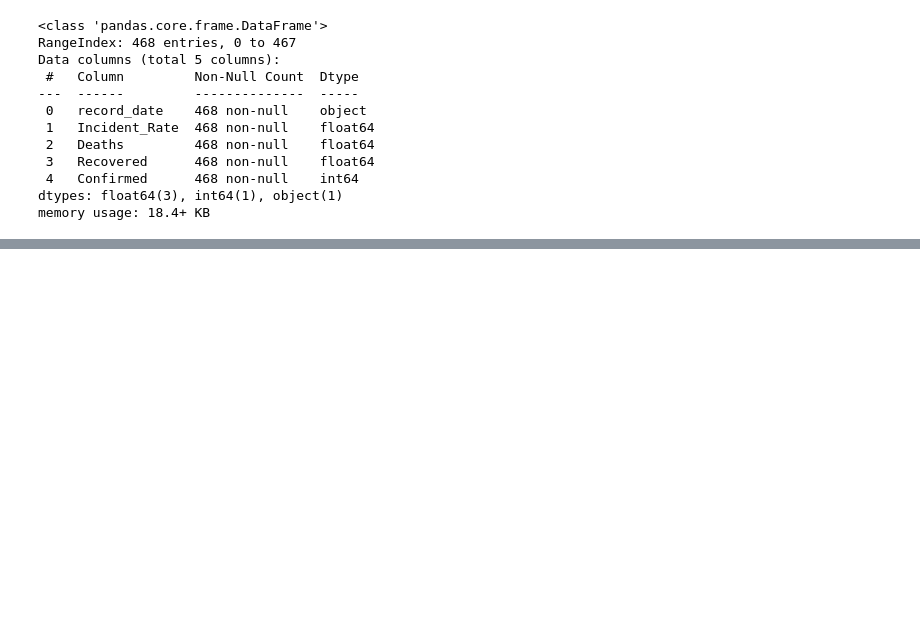
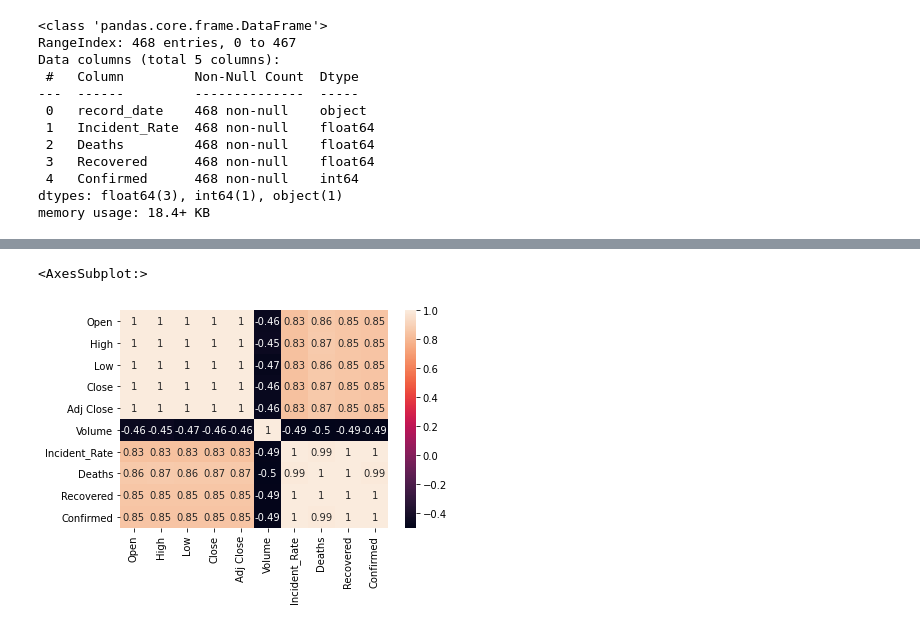
Before and after one commit to imamitsehgal/ThesisLJMU, a Jupyter notebook: ThesisProject.ipynb, the cells around one changed output, grey strips where cells are left out. Cells and saved outputs as stored; diff of their text form; code cells hidden in the pictures; blank space fills up the shorter version.

```diff
--- a/ThesisProject.ipynb
+++ b/ThesisProject.ipynb
@@ -359,3 +368,6 @@ memory usage: 18.4+ KB
 !mkdir clean_covid
 # %%
 SaveData(covid_sum,'./clean_covid','clean_covid')
+# %%
+covid_df = pd.read_csv('./clean_covid/clean_covid.csv', index_col=None, header=0)
+covid_df.head()
@@ -361,0 +381,3 @@ SaveData(covid_sum,'./clean_covid','clean_covid')
+# %%
+stock_df = pd.read_csv('./ticker_data/^NSEI_2021-07-18.csv', index_col=None, header=0)
+stock_df.head()
@@ -361,0 +391,3 @@ SaveData(covid_sum,'./clean_covid','clean_covid')
+# %%
+data = pd.merge(stock_df,covid_df,left_on='Date',right_on='record_date')
+data.head(50)
@@ -361,0 +412,7 @@ SaveData(covid_sum,'./clean_covid','clean_covid')
+# %%
+corr = data.corr()
+# %%
+sn.heatmap(corr, annot=True)
+# %% [output]
+<AxesSubplot:>
+[figure, added]
```
Also changed, not shown: parts of 22 cells of this notebook, 40 other files.
